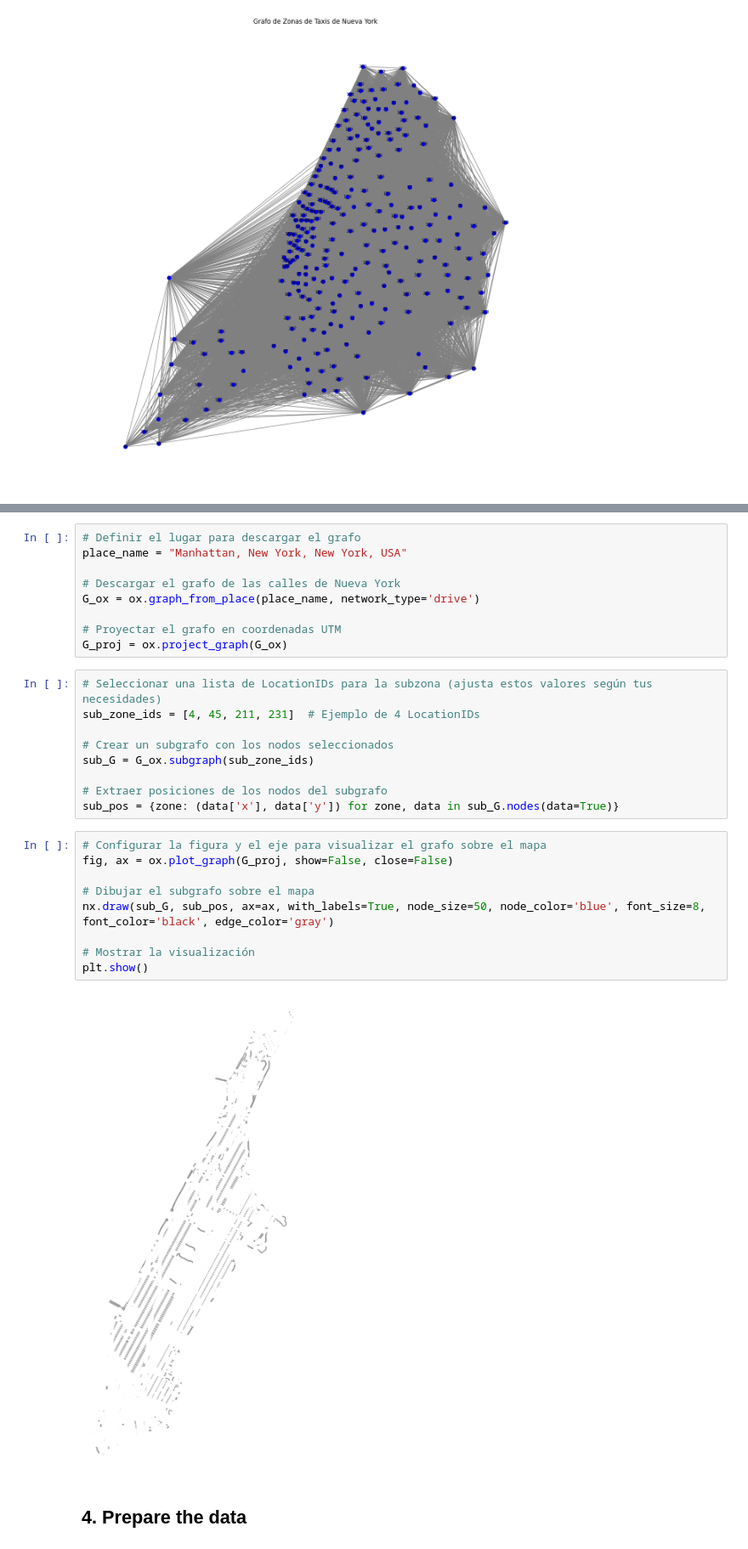
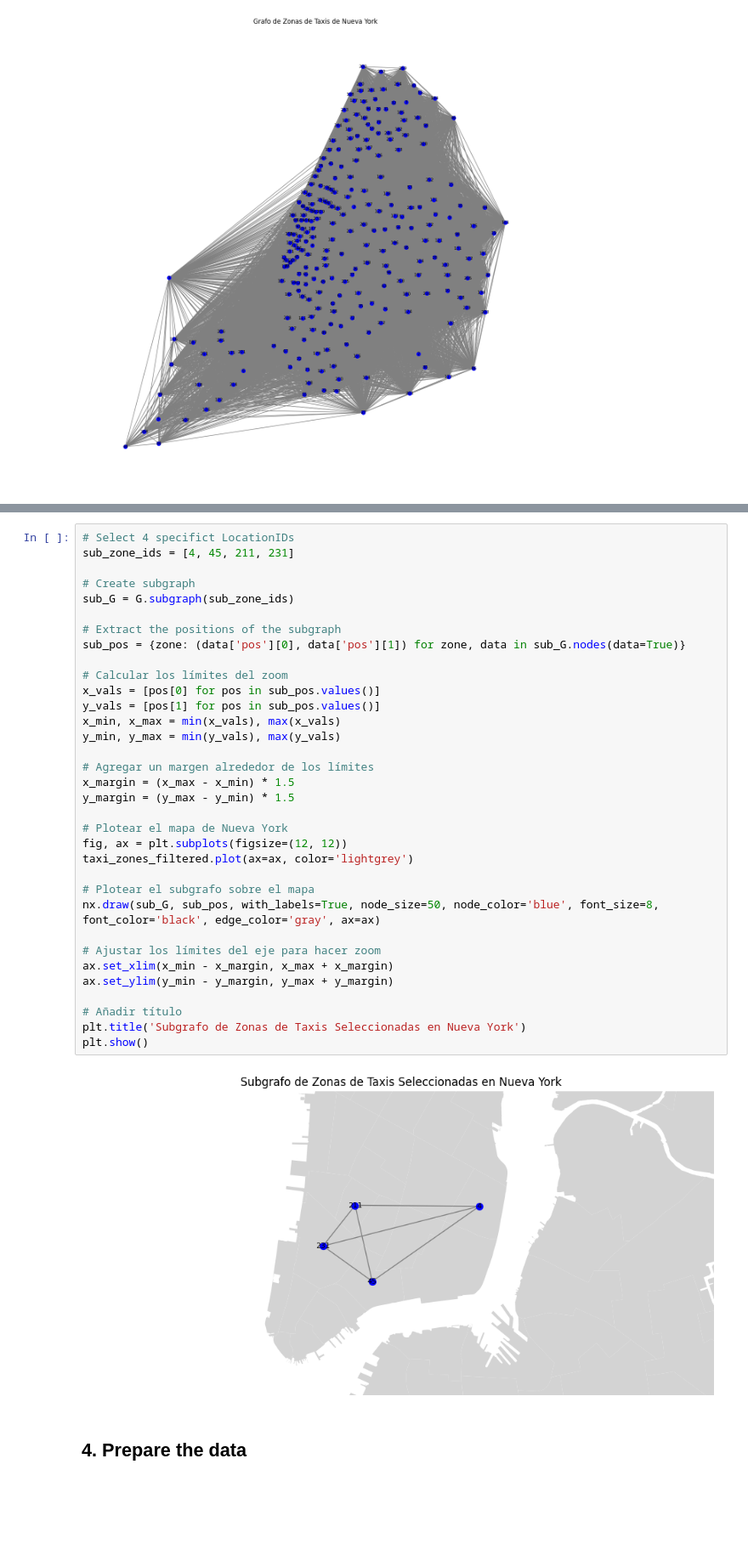
Before and after one commit to paula-martinezmoreno/Route-Selection-with-Probabilistic-Optimization-through-Geospatial-Deep-Learning, a Jupyter notebook: Predictins with T-GCN.ipynb, the cells around one changed output, grey strips where cells are left out. Shown at 85% size. Cells and saved outputs as stored; diff of their text form; blank space fills up the shorter version.

```diff
--- a/Predictins with T-GCN.ipynb
+++ b/Predictins with T-GCN.ipynb
@@ -299,32 +360,39 @@ plt.show()
-# %%
-# Definir el lugar para descargar el grafo
-place_name = "Manhattan, New York, New York, USA"
-
-# Descargar el grafo de las calles de Nueva York
-G_ox = ox.graph_from_place(place_name, network_type='drive')
-
-# Proyectar el grafo en coordenadas UTM
-G_proj = ox.project_graph(G_ox)
-# %%
-# Seleccionar una lista de LocationIDs para la subzona (ajusta estos valores según tus necesidades)
-sub_zone_ids = [4, 45, 211, 231]  # Ejemplo de 4 LocationIDs
-
-# Crear un subgrafo con los nodos seleccionados
-sub_G = G_ox.subgraph(sub_zone_ids)
-
-# Extraer posiciones de los nodos del subgrafo
-sub_pos = {zone: (data['x'], data['y']) for zone, data in sub_G.nodes(data=True)}
 # %%
-# Configurar la figura y el eje para visualizar el grafo sobre el mapa
-fig, ax = ox.plot_graph(G_proj, show=False, close=False)
+# Select 4 specifict LocationIDs
+sub_zone_ids = [4, 45, 211, 231]
 
-# Dibujar el subgrafo sobre el mapa
-nx.draw(sub_G, sub_pos, ax=ax, with_labels=True, node_size=50, node_color='blue', font_size=8, font_color='black', edge_color='gray')
+# Create subgraph
+sub_G = G.subgraph(sub_zone_ids)
 
-# Mostrar la visualización
+# Extract the positions of the subgraph
+sub_pos = {zone: (data['pos'][0], data['pos'][1]) for zone, data in sub_G.nodes(data=True)}
+
+# Calcular los límites del zoom
+x_vals = [pos[0] for pos in sub_pos.values()]
+y_vals = [pos[1] for pos in sub_pos.values()]
+x_min, x_max = min(x_vals), max(x_vals)
+y_min, y_max = min(y_vals), max(y_vals)
+
+# Agregar un margen alrededor de los límites
+x_margin = (x_max - x_min) * 1.5
+y_margin = (y_max - y_min) * 1.5
+
+# Plotear el mapa de Nueva York
+fig, ax = plt.subplots(figsize=(12, 12))
+taxi_zones_filtered.plot(ax=ax, color='lightgrey')
+
+# Plotear el subgrafo sobre el mapa
+nx.draw(sub_G, sub_pos, with_labels=True, node_size=50, node_color='blue', font_size=8, font_color='black', edge_color='gray', ax=ax)
+
+# Ajustar los límites del eje para hacer zoom
+ax.set_xlim(x_min - x_margin, x_max + x_margin)
+ax.set_ylim(y_min - y_margin, y_max + y_margin)
+
+# Añadir título
+plt.title('Subgrafo de Zonas de Taxis Seleccionadas en Nueva York')
 plt.show()
 # %% [output]
-[figure, old version]
+[figure, new version]
 # %% [markdown]
 ## 4. Prepare the data
 # %%
```
Also changed, not shown: parts of 17 cells of this notebook.
